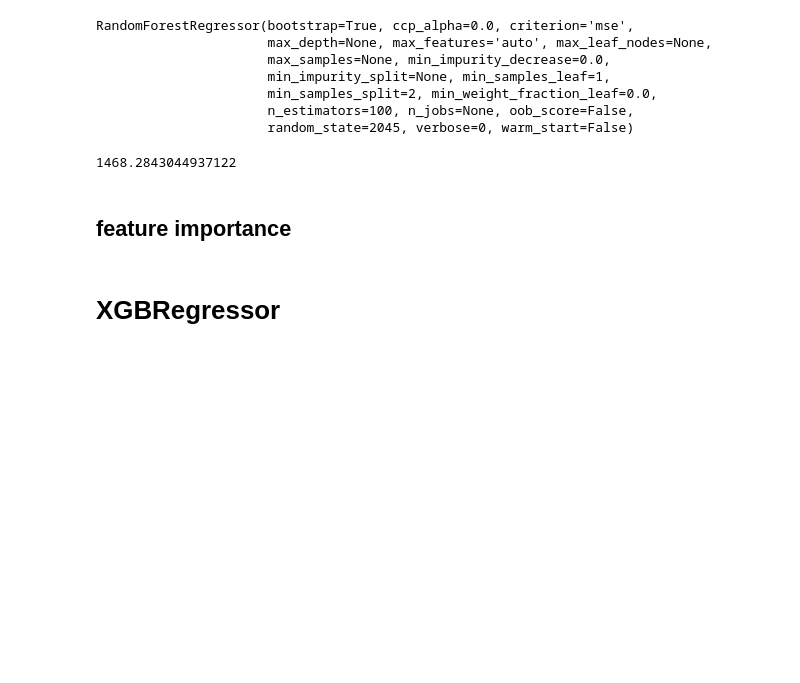
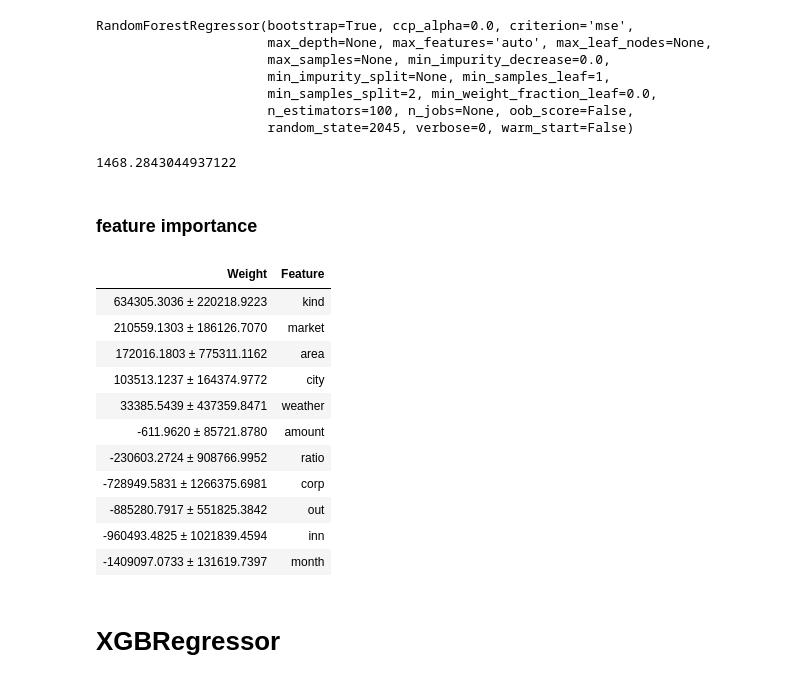
Before and after one commit to seosztt/ML_Project, a Jupyter notebook: inout_merge.ipynb, the cells around one changed output. Cells and saved outputs as stored; diff of their text form; code cells hidden in the pictures; blank space fills up the shorter version.

```diff
--- a/inout_merge.ipynb
+++ b/inout_merge.ipynb
@@ -189,7 +239,26 @@ np.sqrt(mse)
 # %% [output]
 1468.2843044937122
 # %% [markdown]
-## feature importance
+### feature importance
+# %%
+import eli5
+from eli5.sklearn import PermutationImportance
+
+perm = PermutationImportance(RF, scoring = "neg_mean_squared_error", random_state = 2045).fit(X_test, y)
+eli5.show_weights(perm, top = 20, feature_names = X_test.columns.tolist())
+# %% [output]
+| Weight | Feature |
+| 634305.3036 ± 220218.9223 | kind |
+| 210559.1303 ± 186126.7070 | market |
+| 172016.1803 ± 775311.1162 | area |
+| 103513.1237 ± 164374.9772 | city |
+| 33385.5439 ± 437359.8471 | weather |
+| -611.9620 ± 85721.8780 | amount |
+| -230603.2724 ± 908766.9952 | ratio |
+| -728949.5831 ± 1266375.6981 | corp |
+| -885280.7917 ± 551825.3842 | out |
+| -960493.4825 ± 1021839.4594 | inn |
+| -1409097.0733 ± 131619.7397 | month |
 # %% [markdown]
 # XGBRegressor
 # %%
```
Also changed, not shown: parts of 18 cells of this notebook.
